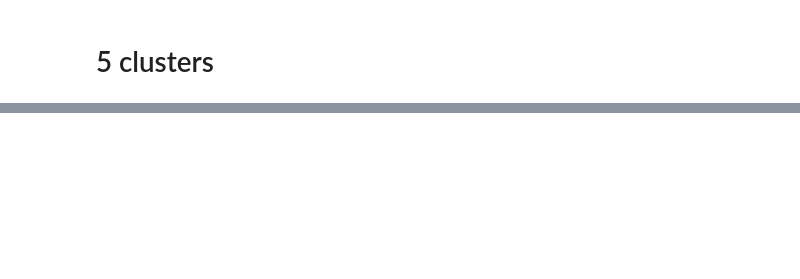
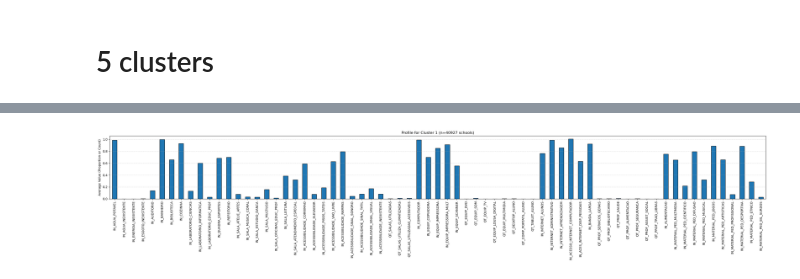
Before and after one commit to reisaraujo-miguel/trab2-ia-censo-ed-2023, a Jupyter notebook: trab2_ia_analise_censo_ed_2023.ipynb, the cells around one changed output, grey strips where cells are left out. Saved outputs shown, nothing was run; the diff lists cells and outputs as text; code cells hidden in the pictures; blank space fills up the shorter version.

```diff
--- a/trab2_ia_analise_censo_ed_2023.ipynb
+++ b/trab2_ia_analise_censo_ed_2023.ipynb
@@ -472,0 +349,17 @@ Run: 5, iteration: 8/100, moves: 0, ncost: 73167.6083931583
+# %%
+cluster_1 = df[df['CLUSTER_LABELS'] == 1]
+
+cluster_1_means = cluster_1.drop(columns='CLUSTER_LABELS').mean()
+
+plt.figure(figsize=(30, 6))
+cluster_1_means.plot(kind='bar', edgecolor='black')
+
+plt.title(f'Profile for Cluster 1 (n={len(cluster_1)} schools)')
+plt.ylabel('Average Value (Proportion or Count)')
+plt.xticks(rotation=90)
+plt.grid(axis='y', linestyle='--', alpha=0.5)
+
+plt.tight_layout()
+plt.show()
+# %% [output]
+[figure, added]
```
Also changed, not shown: parts of 21 cells of this notebook, 4 other files.
